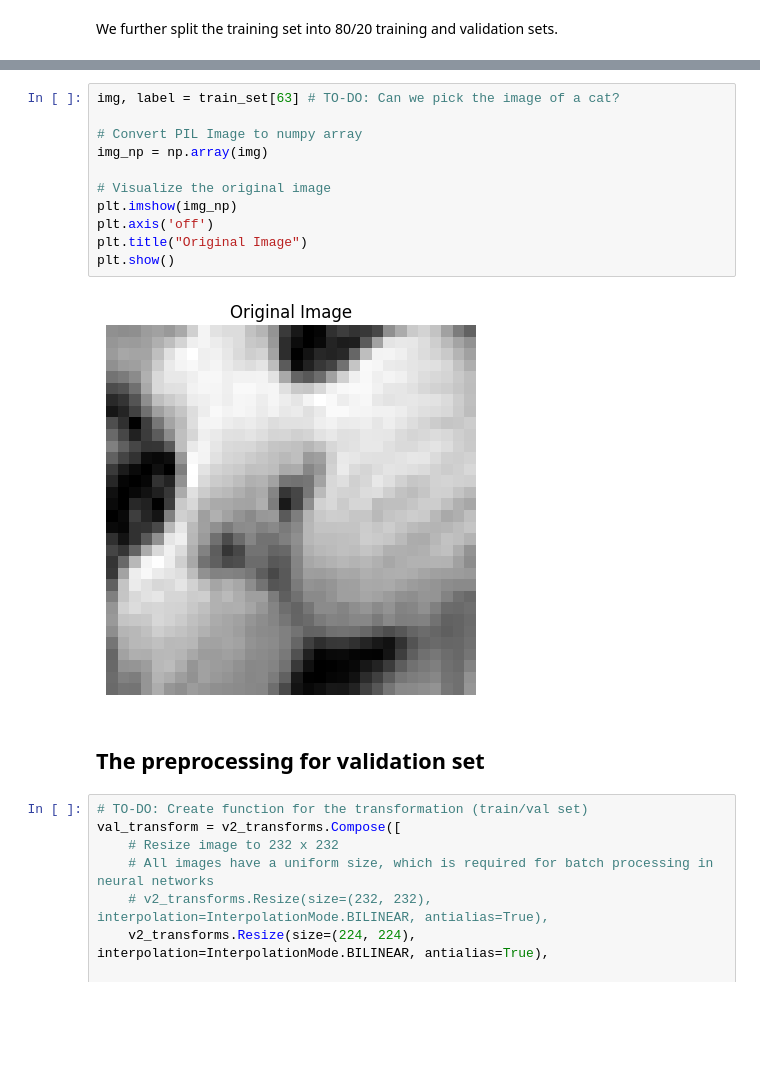
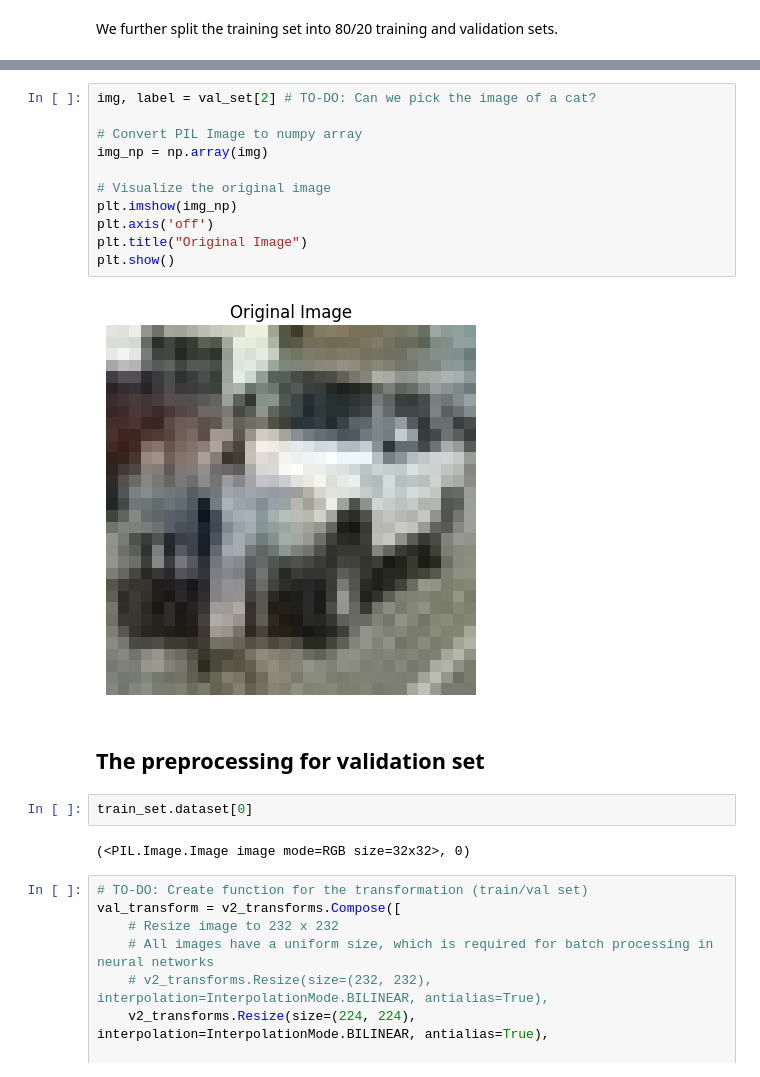
Before and after one commit to stefsyrsiri/synthetic-image-detection, a Jupyter notebook: report.ipynb, the cells around one changed output, grey strips where cells are left out. Saved outputs shown, nothing was run; the diff lists cells and outputs as text; blank space fills up the shorter version.

```diff
--- a/report.ipynb
+++ b/report.ipynb
@@ -282,18 +441,22 @@ show_images(display_images, display_indices)
 # %%
-img, label = train_set[63] # TO-DO: Can we pick the image of a cat?
+img, label = val_set[2] # TO-DO: Can we pick the image of a cat?
 
 # Convert PIL Image to numpy array
 img_np = np.array(img)
 
 # Visualize the original image
 plt.imshow(img_np)
 plt.axis('off')
 plt.title("Original Image")
 plt.show()
 # %% [output]
-[figure, old version]
+[figure, new version]
 # %% [markdown]
 ## The preprocessing for validation set
+# %%
+train_set.dataset[0]
+# %% [output]
+(<PIL.Image.Image image mode=RGB size=32x32>, 0)
 # %%
 # TO-DO: Create function for the transformation (train/val set)
 val_transform = v2_transforms.Compose([
```
Also changed, not shown: parts of 20 cells of this notebook.
